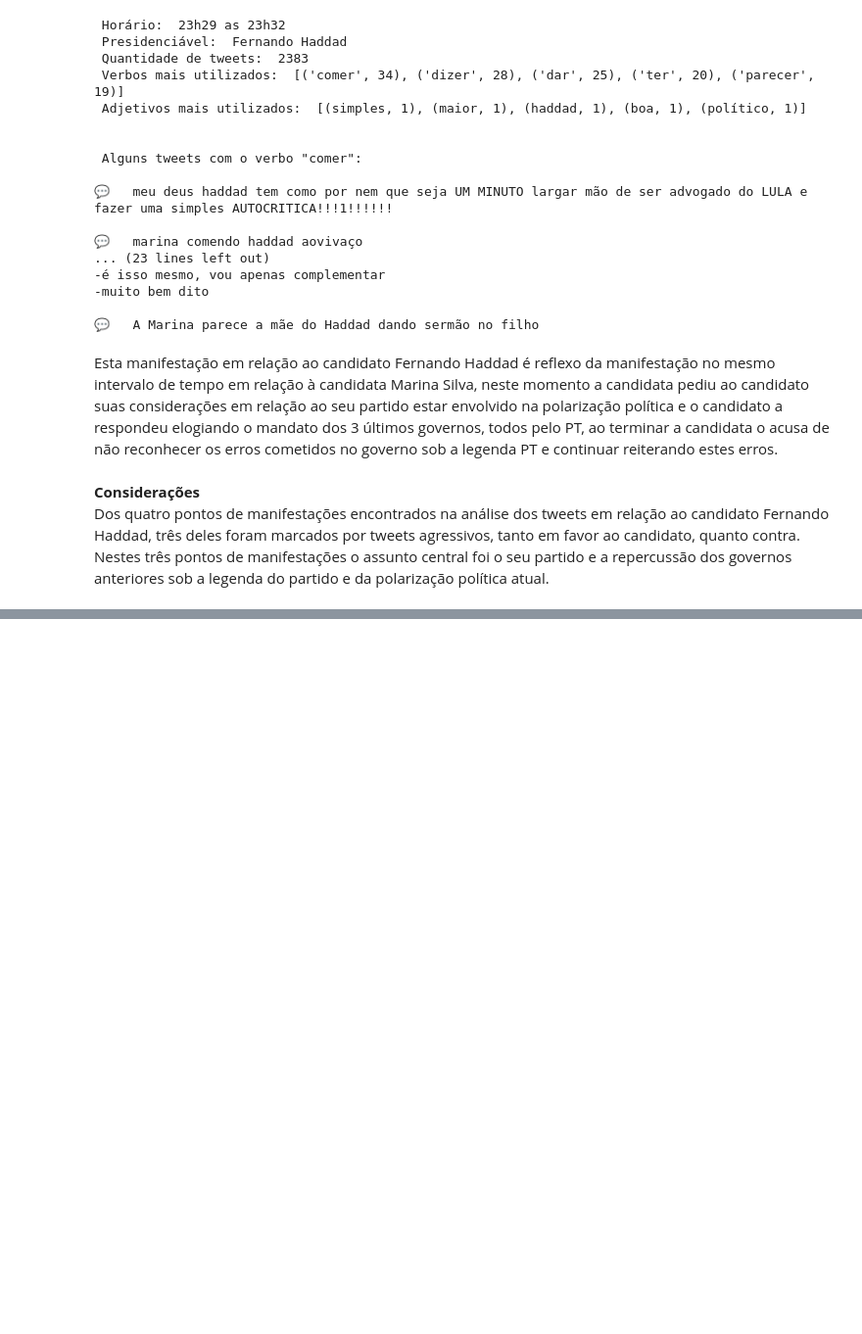
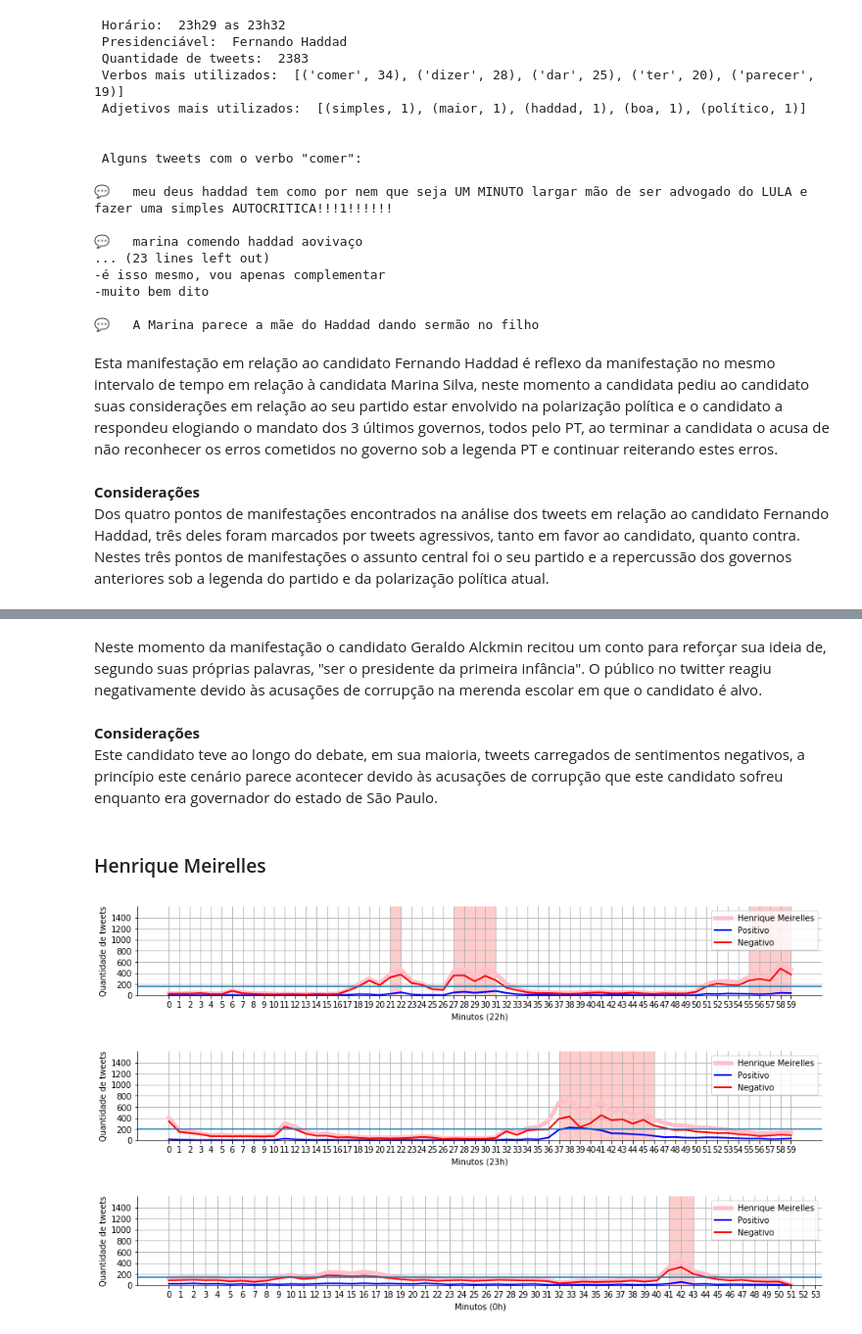
Before and after one commit to bambrozim/DebatePresidenciaveisGlobo2018, a Jupyter notebook: Debate Presidenciáveis Globo - 2018.ipynb, the cells around one changed output, grey strips where cells are left out. Shown at 98% size. Saved outputs shown, nothing was run; the diff lists cells and outputs as text; code cells hidden in the pictures; blank space fills up the shorter version.

```diff
--- a/Debate Presidenciáveis Globo - 2018.ipynb
+++ b/Debate Presidenciáveis Globo - 2018.ipynb
@@ -706,0 +779,13 @@ Dos quatro pontos de manifestações encontrados na análise dos tweets em rela
+# %% [markdown]
+Neste momento da manifestação o candidato Geraldo Alckmin recitou um conto para reforçar sua ideia de, segundo suas próprias palavras, "ser o presidente da primeira infância". O público no twitter reagiu negativamente devido às acusações de corrupção na merenda escolar em que o candidato é alvo.
+# %% [markdown]
+**Considerações**<br>
+Este candidato teve ao longo do debate, em sua maioria, tweets carregados de sentimentos negativos, a princípio este cenário parece acontecer devido às acusações de corrupção que este candidato sofreu enquanto era governador do estado de São Paulo.
+# %% [markdown]
+### Henrique Meirelles
+# %%
+plot_distribuicao_sentimento(full_tweets, 'meirelles', 1.8)
+# %% [output]
+[figure, added]
+[figure, added]
+[figure, added]
```
Also changed, not shown: parts of 17 cells of this notebook.
